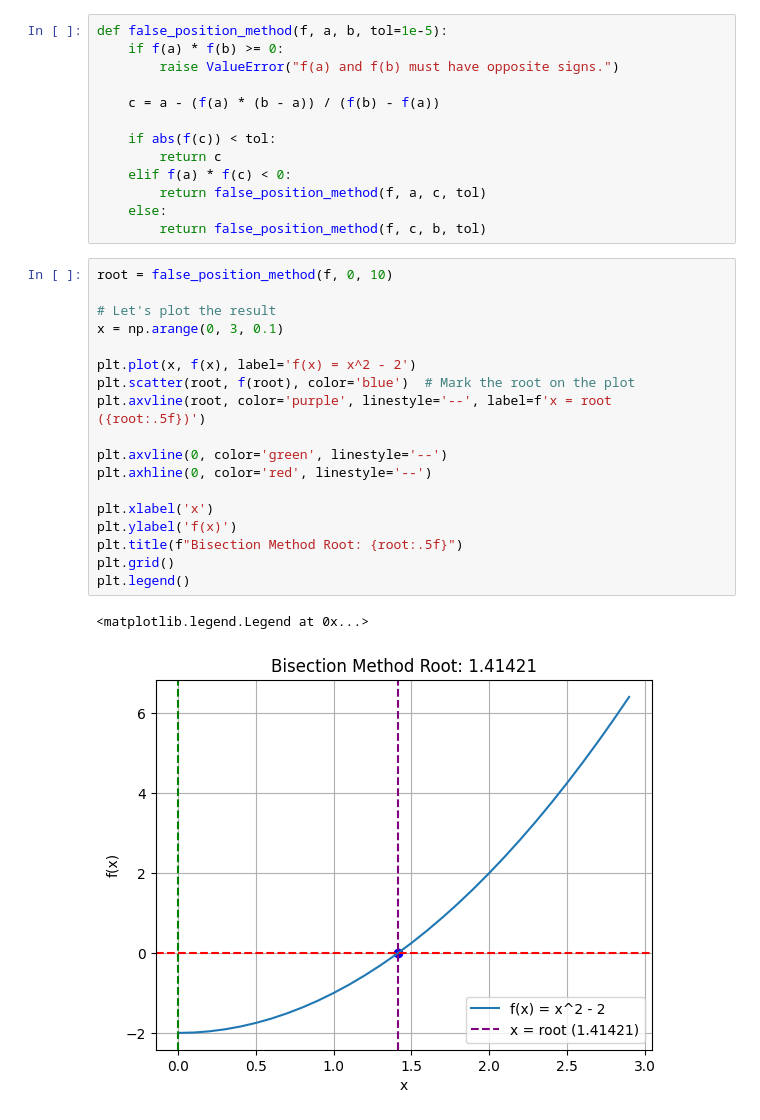
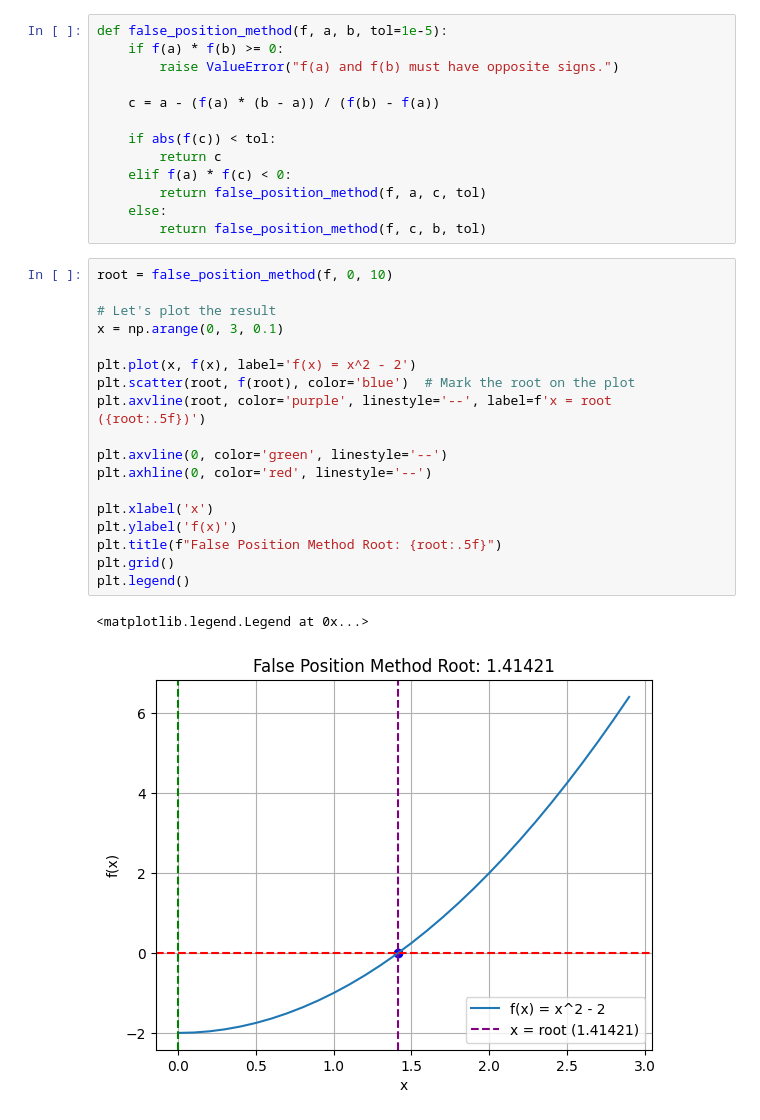
Before and after one commit to SharafatKarim/python-notebook, a Jupyter notebook: 02 - numerical methods/05 - root_finding.ipynb, the cells around one changed output. Cells and saved outputs as stored; diff of their text form.

Commit message:
false position : misc

```diff
--- a/02 - numerical methods/05 - root_finding.ipynb
+++ b/02 - numerical methods/05 - root_finding.ipynb
@@ -142,24 +142,24 @@ def false_position_method(f, a, b, tol=1e-5):
 # %%
 root = false_position_method(f, 0, 10)
 
 # Let's plot the result
 x = np.arange(0, 3, 0.1)
 
 plt.plot(x, f(x), label='f(x) = x^2 - 2')
 plt.scatter(root, f(root), color='blue')  # Mark the root on the plot
 plt.axvline(root, color='purple', linestyle='--', label=f'x = root ({root:.5f})')
 
 plt.axvline(0, color='green', linestyle='--')
 plt.axhline(0, color='red', linestyle='--')
 
 plt.xlabel('x')
 plt.ylabel('f(x)')
-plt.title(f"Bisection Method Root: {root:.5f}")
+plt.title(f"False Position Method Root: {root:.5f}")
 plt.grid()
 plt.legend()
 # %% [output]
 <matplotlib.legend.Legend at 0x...>
-[figure, old version]
+[figure, new version]
 # %%
 root = false_position_method(f2, -1, 1)
 
```
Also changed, not shown: parts of 1 cell of this notebook.
